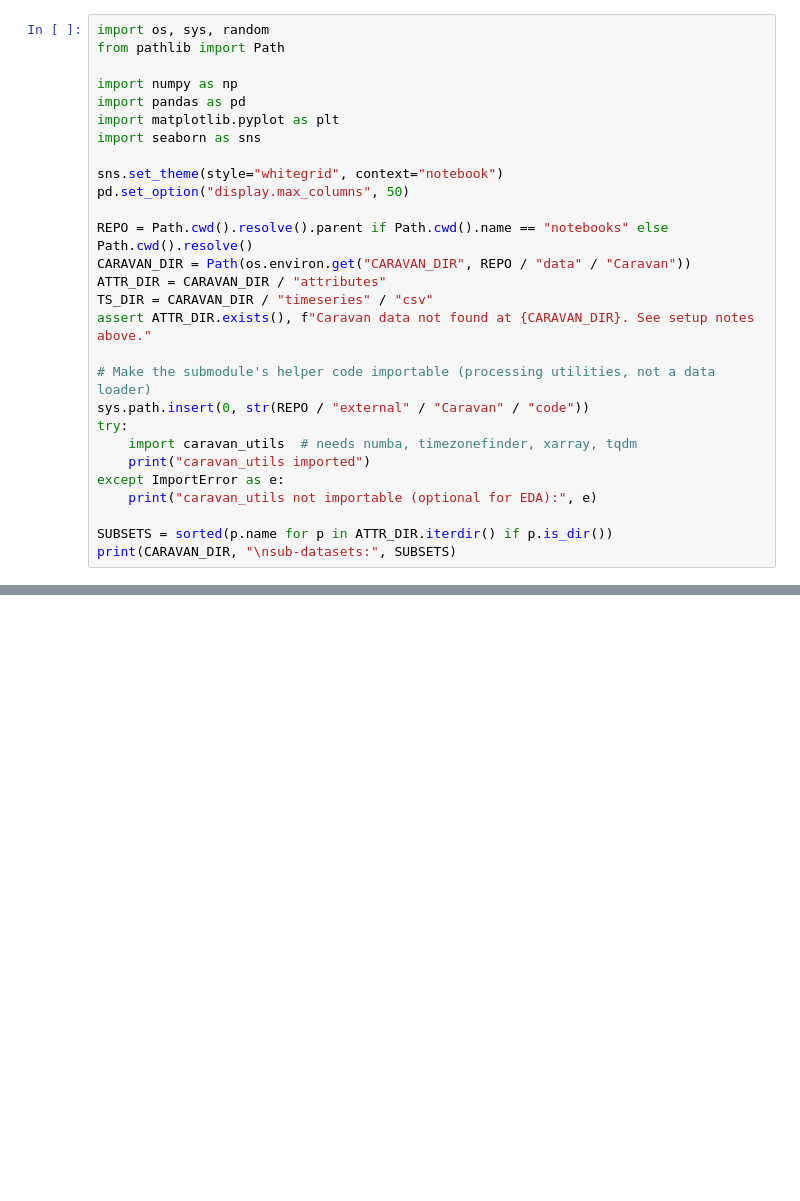
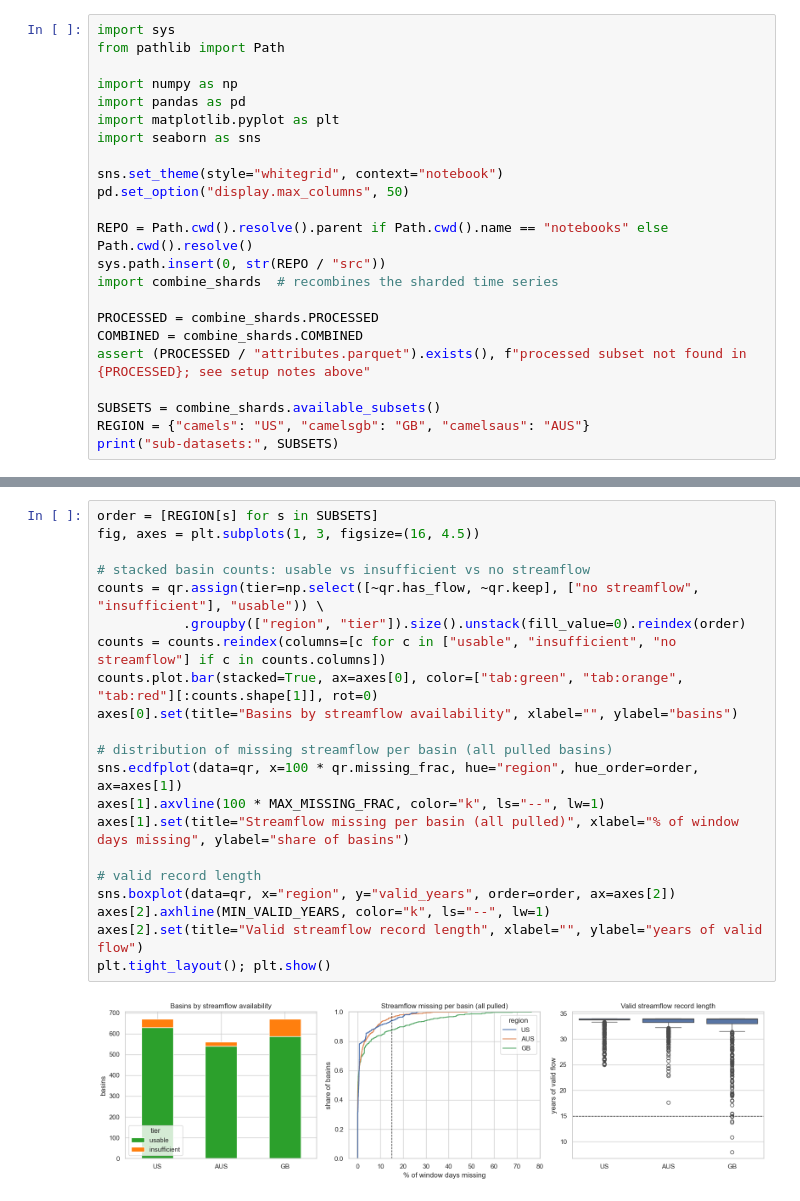
Before and after one commit to samussiah/data780-group-project, a Jupyter notebook: notebooks/01_caravan_eda.ipynb, the cells around one changed output, grey strips where cells are left out. Saved outputs shown, nothing was run; the diff lists cells and outputs as text; blank space fills up the shorter version.

Commit message:
update EDA notebook with cell that combines sharded datasets

```diff
--- a/notebooks/01_caravan_eda.ipynb
+++ b/notebooks/01_caravan_eda.ipynb
@@ -10,5 +16,5 @@ Caravan (Kratzert et al., 2023) is a global, harmonized set of catchment attribu
 # %%
-import os, sys, random
+import sys
 from pathlib import Path
 
 import numpy as np
@@ -20,18 +26,13 @@ sns.set_theme(style="whitegrid", context="notebook")
 pd.set_option("display.max_columns", 50)
 
 REPO = Path.cwd().resolve().parent if Path.cwd().name == "notebooks" else Path.cwd().resolve()
-CARAVAN_DIR = Path(os.environ.get("CARAVAN_DIR", REPO / "data" / "Caravan"))
-ATTR_DIR = CARAVAN_DIR / "attributes"
-TS_DIR = CARAVAN_DIR / "timeseries" / "csv"
-assert ATTR_DIR.exists(), f"Caravan data not found at {CARAVAN_DIR}. See setup notes above."
+sys.path.insert(0, str(REPO / "src"))
+import combine_shards  # recombines the sharded time series
 
-# Make the submodule's helper code importable (processing utilities, not a data loader)
-sys.path.insert(0, str(REPO / "external" / "Caravan" / "code"))
-try:
-    import caravan_utils  # needs numba, timezonefinder, xarray, tqdm
-    print("caravan_utils imported")
-except ImportError as e:
-    print("caravan_utils not importable (optional for EDA):", e)
+PROCESSED = combine_shards.PROCESSED
+COMBINED = combine_shards.COMBINED
+assert (PROCESSED / "attributes.parquet").exists(), f"processed subset not found in {PROCESSED}; see setup notes above"
 
-SUBSETS = sorted(p.name for p in ATTR_DIR.iterdir() if p.is_dir())
-print(CARAVAN_DIR, "\nsub-datasets:", SUBSETS)
+SUBSETS = combine_shards.available_subsets()
+REGION = {"camels": "US", "camelsgb": "GB", "camelsaus": "AUS"}
+print("sub-datasets:", SUBSETS)
@@ -52,0 +111,23 @@ attrs.head()
+# %%
+order = [REGION[s] for s in SUBSETS]
+fig, axes = plt.subplots(1, 3, figsize=(16, 4.5))
+
+# stacked basin counts: usable vs insufficient vs no streamflow
+counts = qr.assign(tier=np.select([~qr.has_flow, ~qr.keep], ["no streamflow", "insufficient"], "usable")) \
+           .groupby(["region", "tier"]).size().unstack(fill_value=0).reindex(order)
+counts = counts.reindex(columns=[c for c in ["usable", "insufficient", "no streamflow"] if c in counts.columns])
+counts.plot.bar(stacked=True, ax=axes[0], color=["tab:green", "tab:orange", "tab:red"][:counts.shape[1]], rot=0)
+axes[0].set(title="Basins by streamflow availability", xlabel="", ylabel="basins")
+
+# distribution of missing streamflow per basin (all pulled basins)
+sns.ecdfplot(data=qr, x=100 * qr.missing_frac, hue="region", hue_order=order, ax=axes[1])
+axes[1].axvline(100 * MAX_MISSING_FRAC, color="k", ls="--", lw=1)
+axes[1].set(title="Streamflow missing per basin (all pulled)", xlabel="% of window days missing", ylabel="share of basins")
+
+# valid record length
+sns.boxplot(data=qr, x="region", y="valid_years", order=order, ax=axes[2])
+axes[2].axhline(MIN_VALID_YEARS, color="k", ls="--", lw=1)
+axes[2].set(title="Valid streamflow record length", xlabel="", ylabel="years of valid flow")
+plt.tight_layout(); plt.show()
+# %% [output]
+[figure, added]
```
Also changed, not shown: parts of 30 cells of this notebook.
